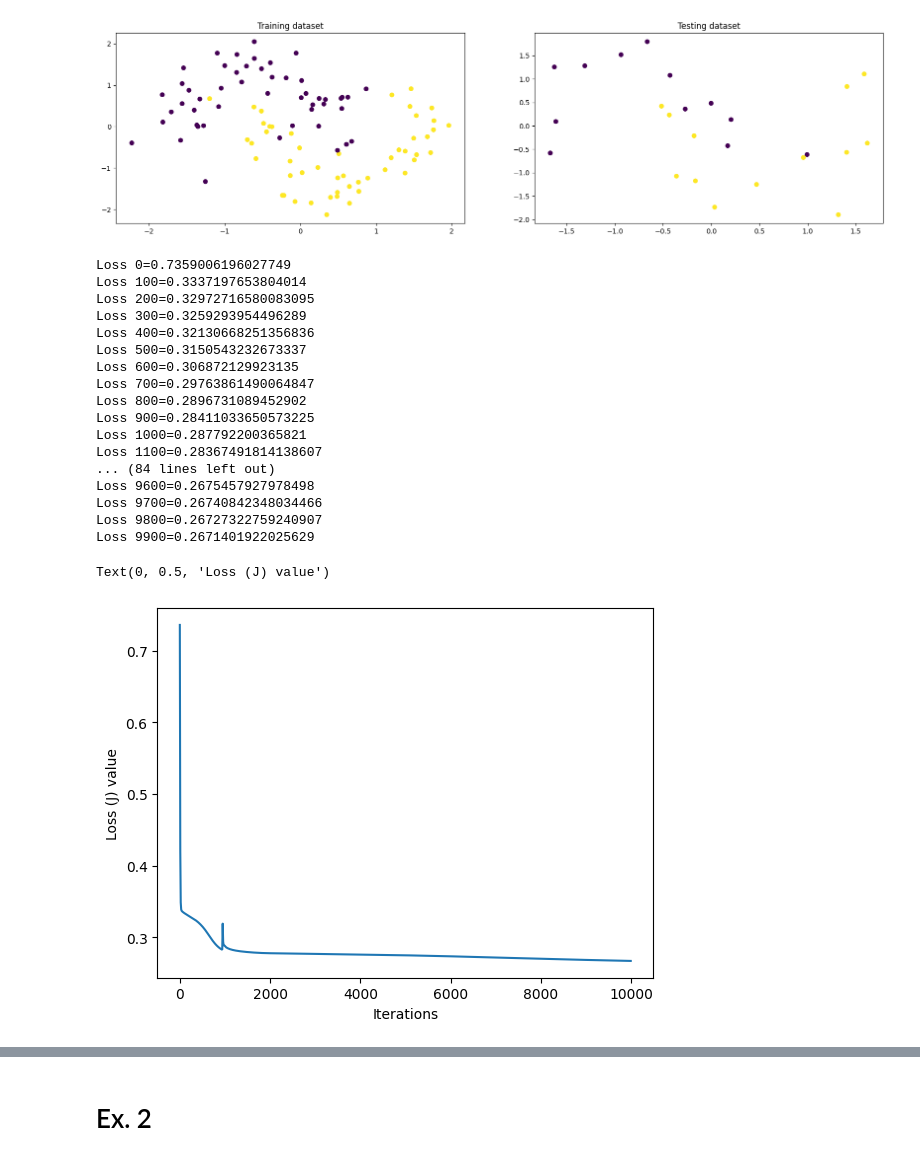
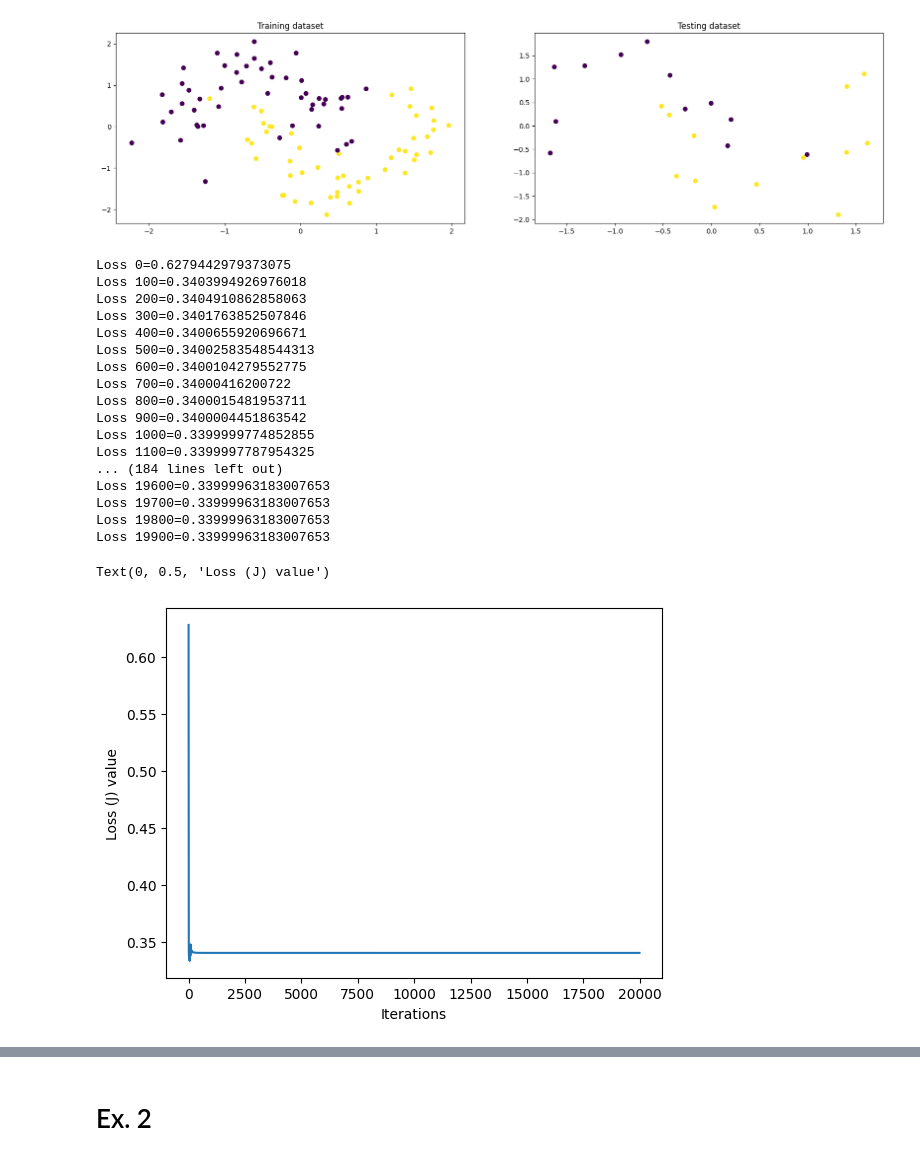
Before and after one commit to LucaFranceschi01/DL-2024, a Jupyter notebook: p1-intro/P1-Questions_Answers.ipynb, the cells around one changed output, grey strips where cells are left out. Cells and saved outputs as stored; diff of their text form; code cells hidden in the pictures.

```diff
--- a/p1-intro/P1-Questions_Answers.ipynb
+++ b/p1-intro/P1-Questions_Answers.ipynb
@@ -15,3 +26,6 @@ NIA 3: <font color="blue">254435</font>
+# %%
+hyp_lr = 0.1
+hyp_epochs = 20000
 # %% [markdown]
 # Ex. 1
 # %%
@@ -173,34 +182,34 @@ def accuracy(y, yHat):
 # %%
 # Instantiate an MLP NN
 mlp = MLP()
 
 #4. Train the MLP, visualize decision boundary in 2D, and plot loss at each iteration
-list_loss = train(mlp, train_df[["X", "Y"]], np.array([train_df.C]).reshape(100, 1), epoch = 10000, lr = 0.04)
+list_loss = train(mlp, train_df[["X", "Y"]], np.array([train_df.C]).reshape(100, 1), epoch=hyp_epochs, lr = hyp_lr)
 
 # arange used for better visualization of iterations
 plt.plot(10 * np.arange(len(list_loss)), list_loss)
 plt.xlabel('Iterations')
 plt.ylabel('Loss (J) value')
 # %% [output]
-Loss 0=0.7359006196027749
-Loss 100=0.3337197653804014
-Loss 200=0.32972716580083095
-Loss 300=0.3259293954496289
-Loss 400=0.32130668251356836
-Loss 500=0.3150543232673337
-Loss 600=0.306872129923135
-Loss 700=0.29763861490064847
-Loss 800=0.2896731089452902
-Loss 900=0.28411033650573225
-Loss 1000=0.287792200365821
-Loss 1100=0.28367491814138607
-... (84 lines left out)
-Loss 9600=0.2675457927978498
-Loss 9700=0.26740842348034466
-Loss 9800=0.26727322759240907
-Loss 9900=0.2671401922025629
+Loss 0=0.6279442979373075
+Loss 100=0.3403994926976018
+Loss 200=0.3404910862858063
+Loss 300=0.3401763852507846
+Loss 400=0.3400655920696671
+Loss 500=0.34002583548544313
+Loss 600=0.3400104279552775
+Loss 700=0.34000416200722
+Loss 800=0.3400015481953711
+Loss 900=0.3400004451863542
+Loss 1000=0.3399999774852855
+Loss 1100=0.3399997787954325
+... (184 lines left out)
+Loss 19600=0.33999963183007653
+Loss 19700=0.33999963183007653
+Loss 19800=0.33999963183007653
+Loss 19900=0.33999963183007653
 Text(0, 0.5, 'Loss (J) value')
-[figure, old version]
+[figure, new version]
 # %%
 # Visualize the decision boundary in 2D of the classification
 def visualize_boundaries(NN, range_x, range_y,
```
Also changed, not shown: parts of 16 cells of this notebook.
